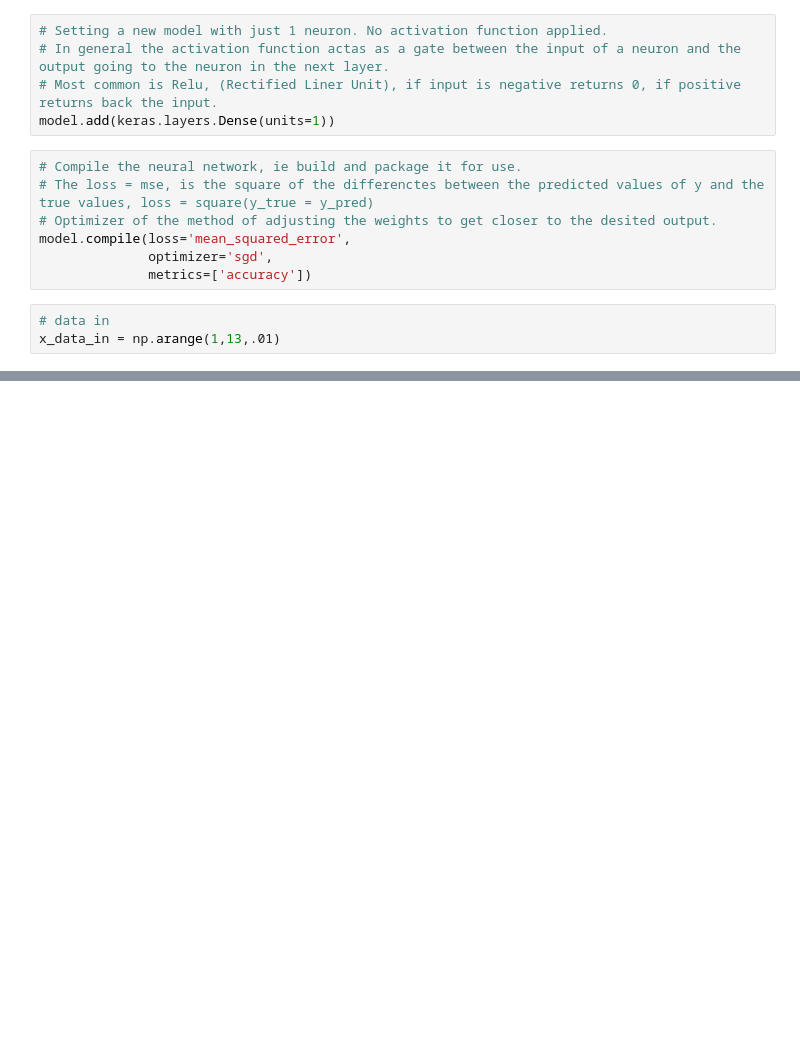
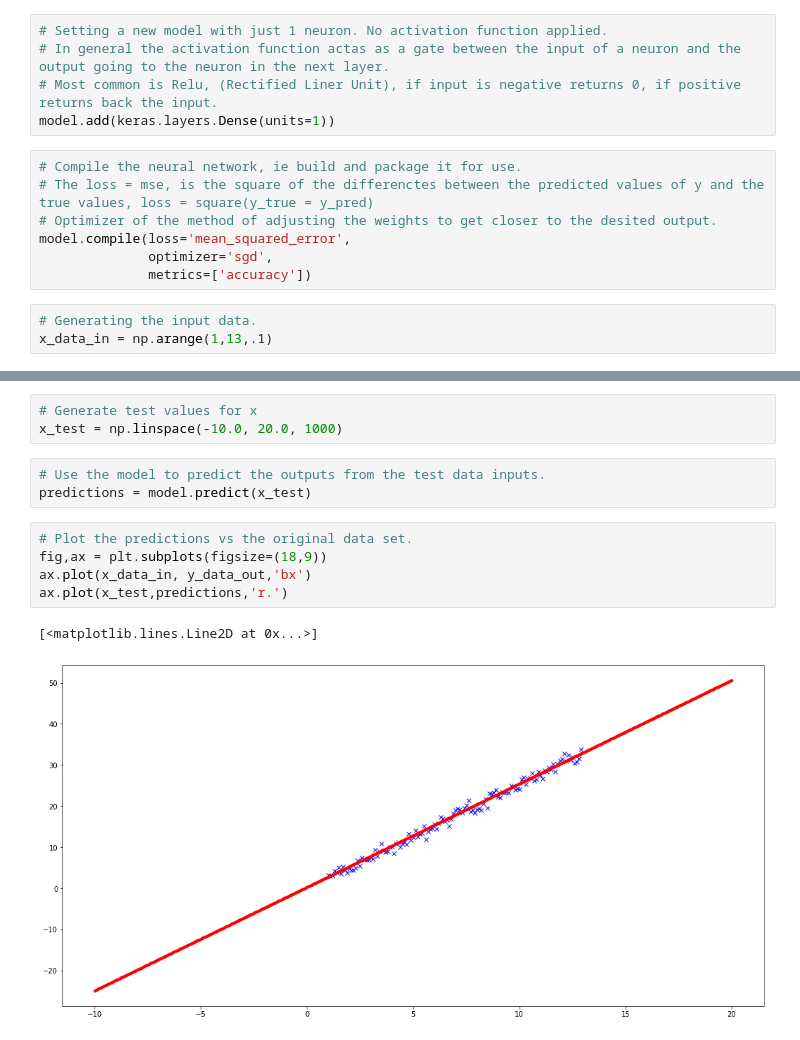
Before and after one commit to donneger/machinelearning_statistics, a Jupyter notebook: ml_practicals/ml_stats_machinelearning.ipynb, the cells around one changed output, grey strips where cells are left out. Saved outputs shown, nothing was run; the diff lists cells and outputs as text; blank space fills up the shorter version.

Commit message:
Correcting the graph issue in the single neuron.

```diff
--- a/ml_practicals/ml_stats_machinelearning.ipynb
+++ b/ml_practicals/ml_stats_machinelearning.ipynb
@@ -172,6 +173,6 @@ model.compile(loss='mean_squared_error',
               optimizer='sgd',
               metrics=['accuracy'])
 # %%
-# data in
-x_data_in = np.arange(1,13,.01)
+# Generating the input data.
+x_data_in = np.arange(1,13,.1)
 # %%
@@ -193,0 +198,14 @@ Epoch 5/5
+# %%
+# Generate test values for x
+x_test = np.linspace(-10.0, 20.0, 1000)
+# %%
+# Use the model to predict the outputs from the test data inputs.
+predictions = model.predict(x_test)
+# %%
+# Plot the predictions vs the original data set.
+fig,ax = plt.subplots(figsize=(18,9))
+ax.plot(x_data_in, y_data_out,'bx')
+ax.plot(x_test,predictions,'r.')
+# %% [output]
+[<matplotlib.lines.Line2D at 0x...>]
+[figure, added]
```
Also changed, not shown: parts of 10 cells of this notebook.
